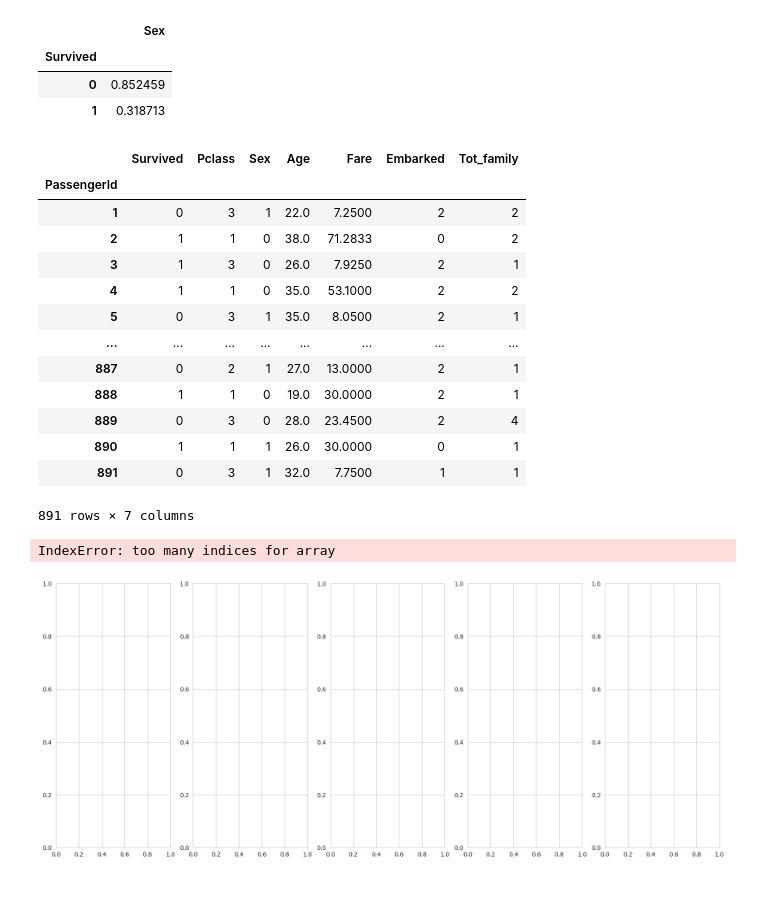
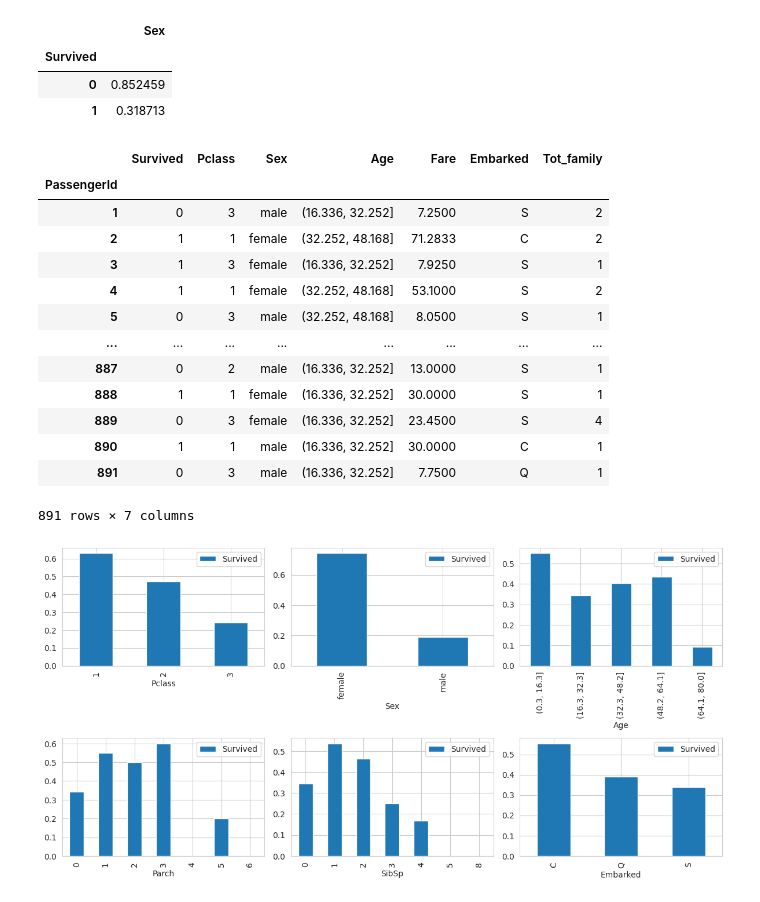
Before and after one commit to ldebele/Titanic-ML-from-Disaster, a Jupyter notebook: EDA.ipynb, the cells around one changed output. Saved outputs shown, nothing was run; the diff lists cells and outputs as text; code cells hidden in the pictures.

Commit message:
added visualization function.

```diff
--- a/EDA.ipynb
+++ b/EDA.ipynb
@@ -19,18 +19,18 @@ def wrangle(path):
     high_cardinality = ["Name", "Ticket", "Cabin"]
     df.drop(columns=high_cardinality, inplace=True)
 
-    # age
-    df["Age"] = pd.cut(df["Age"], bins=5)
-
     # Create total family size
-    df["Tot_family"] = df["Parch"] + df["SibSp"] + 1
+    # df["Tot_family"] = df["Parch"] + df["SibSp"] + 1
     # Drop Parch and SibSp
-    df.drop(columns=["Parch", "SibSp"], inplace=True)
+    # df.drop(columns=["Parch", "SibSp"], inplace=True)
 
     # fill NaN values with mostly repeated value
     df["Age"].fillna(df["Age"].median(), inplace=True)
     df["Embarked"].fillna("S", inplace=True)
 
+    # age
+    df["Age"] = pd.cut(df["Age"], bins=5, precision=1)
+
 
     return df
 # %%
@@ -290,7 +290,7 @@ label_encoding("Sex")
 label_encoding("Embarked")
 # %%
 def visualization(df, index, value):
-    result = pd.pivot_table(df, index=index, values=value, aggfunc=np.mean).sort_values(by=value, ascending=False)
+    result = pd.pivot_table(df, index=index, values=value, aggfunc=np.mean).sort_values(by=index, ascending=True)
     return result
 # %%
 # visualization(df, "Survived", "Sex")
@@ -304,26 +304,32 @@ df
 # %% [output]
 |  | Survived | Pclass | Sex | Age | Fare | Embarked | Tot_family |
 | PassengerId |  |  |  |  |  |  |  |
-| 1 | 0 | 3 | 1 | 22.0 | 7.2500 | 2 | 2 |
-| 2 | 1 | 1 | 0 | 38.0 | 71.2833 | 0 | 2 |
-| 3 | 1 | 3 | 0 | 26.0 | 7.9250 | 2 | 1 |
-| 4 | 1 | 1 | 0 | 35.0 | 53.1000 | 2 | 2 |
-| 5 | 0 | 3 | 1 | 35.0 | 8.0500 | 2 | 1 |
+| 1 | 0 | 3 | male | (16.336, 32.252] | 7.2500 | S | 2 |
+| 2 | 1 | 1 | female | (32.252, 48.168] | 71.2833 | C | 2 |
+| 3 | 1 | 3 | female | (16.336, 32.252] | 7.9250 | S | 1 |
+| 4 | 1 | 1 | female | (32.252, 48.168] | 53.1000 | S | 2 |
+| 5 | 0 | 3 | male | (32.252, 48.168] | 8.0500 | S | 1 |
 | ... | ... | ... | ... | ... | ... | ... | ... |
-| 887 | 0 | 2 | 1 | 27.0 | 13.0000 | 2 | 1 |
-| 888 | 1 | 1 | 0 | 19.0 | 30.0000 | 2 | 1 |
-| 889 | 0 | 3 | 0 | 28.0 | 23.4500 | 2 | 4 |
-| 890 | 1 | 1 | 1 | 26.0 | 30.0000 | 0 | 1 |
-| 891 | 0 | 3 | 1 | 32.0 | 7.7500 | 1 | 1 |
+| 887 | 0 | 2 | male | (16.336, 32.252] | 13.0000 | S | 1 |
+| 888 | 1 | 1 | female | (16.336, 32.252] | 30.0000 | S | 1 |
+| 889 | 0 | 3 | female | (16.336, 32.252] | 23.4500 | S | 4 |
+| 890 | 1 | 1 | male | (16.336, 32.252] | 30.0000 | C | 1 |
+| 891 | 0 | 3 | male | (16.336, 32.252] | 7.7500 | Q | 1 |
 891 rows × 7 columns
 # %%
-cols = ["Pclass", "Sex", "Age", "Embarked", "TotFamily"]
+cols = ["Pclass", "Sex", "Age", "Parch", "SibSp", "Embarked"]
 
-fig, ax = plt.subplots(nrows=1, ncols=5, figsize=(20, 8))
+k = 0
+fig, ax = plt.subplots(nrows=2, ncols=3, figsize=(12, 6))
+try:
+    for i in range(2):
+        for j in range(3):
+            a = visualization(df, cols[k], "Survived")
+            a.plot(ax=ax[i,j], kind="bar")
+            k += 1
+except IndexError as e:
+    print(e)
 
-for i in range(len(cols)):
-    a = visualization(df, cols[i], "Survived")
-    a.plot(ax=ax[i, 0], kind="bar", grid=True)
+fig.tight_layout(pad=1)
 # %% [output]
-IndexError: too many indices for array
-[figure, old version]
+[figure, new version]
```
Also changed, not shown: parts of 1 cell of this notebook.
